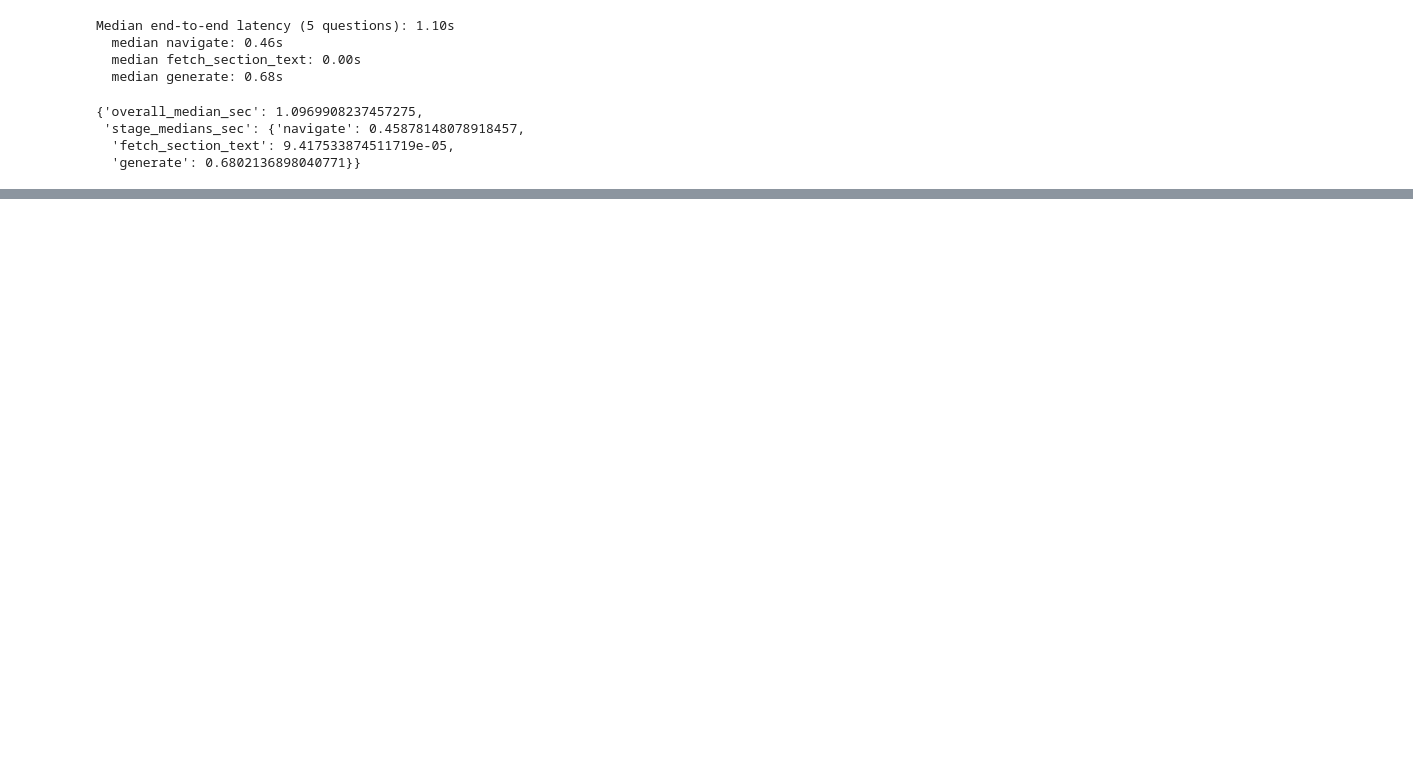
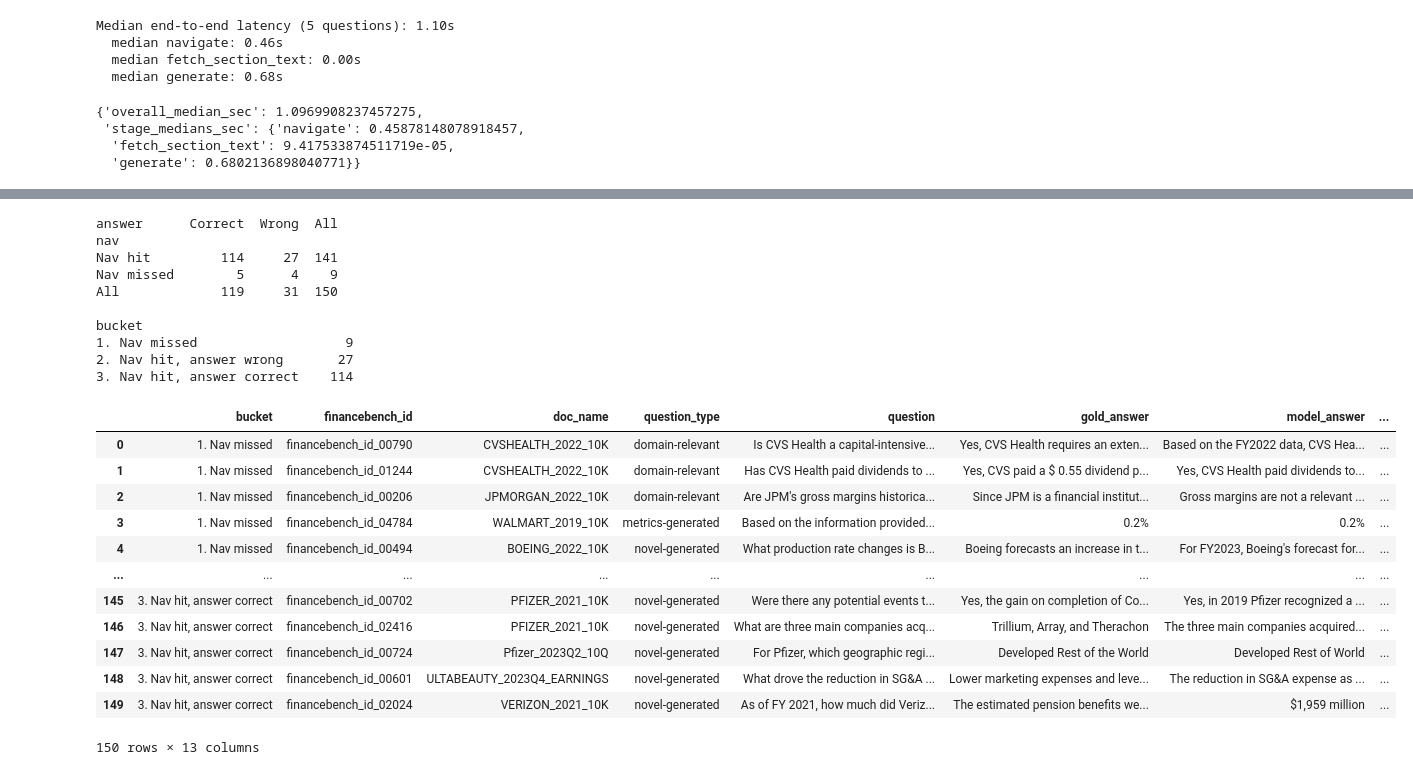
Before and after one commit to shaliqsv/financebench-rag-thesis, a Jupyter notebook: pipelines/vectorless_rag/vectorless_rag_pipeline.ipynb, the cells around one changed output, grey strips where cells are left out. Saved outputs shown, nothing was run; the diff lists cells and outputs as text; code cells hidden in the pictures; blank space fills up the shorter version.

```diff
--- a/pipelines/vectorless_rag/vectorless_rag_pipeline.ipynb
+++ b/pipelines/vectorless_rag/vectorless_rag_pipeline.ipynb
@@ -1217,0 +2204,61 @@ Tokens/cost by stage (14026 logged calls):
+# %%
+# Per-question breakdown: navigation hit/miss vs answer correct/wrong, with the
+# question type and both scorer verdicts (deterministic for metric questions, LLM judge).
+# Show full text in every cell and don't collapse rows (pandas cuts at 50 chars / 60 rows by default)
+pd.set_option("display.max_colwidth", None)
+pd.set_option("display.max_rows", None)
+
+nav = score_navigation(_load_jsonl(EXPANDED_NAVIGATION_PATH))[["financebench_id", "hit"]]
+scores = pd.DataFrame(_load_jsonl(SCORING_PATH))
+
+full = scores.merge(nav, on="financebench_id", how="left")
+full["nav"] = full["hit"].map({True: "Nav hit", False: "Nav missed"})
+full["answer"] = full["label"].map(lambda l: "Correct" if l == "Correct" else "Wrong")   # Incorrect + Failure to Answer
+
+def bucket(r):
+    if r.nav == "Nav missed":
+        return "1. Nav missed"
+    return "2. Nav hit, answer wrong" if r.answer == "Wrong" else "3. Nav hit, answer correct"
+full["bucket"] = full.apply(bucket, axis=1)
+
+# Judge column is empty when deterministic already said Correct (judge skipped)
+full["judge_label"] = full["judge_label"].fillna("not run")
+
+# Summary counts
+print(pd.crosstab(full["nav"], full["answer"], margins=True))
+print()
+print(full["bucket"].value_counts().sort_index().to_string())
+
+# All 150 questions, problem groups first
+cols = ["bucket", "financebench_id", "doc_name",
+        "question_type",            # metrics-generated / domain-relevant / novel-generated
+        "question", "gold_answer", "model_answer",
+        "deterministic_label",      # Correct/Incorrect/Inconclusive for metric questions, NA otherwise
+        "deterministic_gold_value", "deterministic_matched_value",
+        "judge_label", "judge_reasoning",
+        "label"]                    # final verdict
+full.sort_values(["bucket", "question_type", "doc_name"])[cols].reset_index(drop=True)
+# %% [output]
+answer      Correct  Wrong  All
+nav
+Nav hit         114     27  141
+Nav missed        5      4    9
+All             119     31  150
+
+bucket
+1. Nav missed                   9
+2. Nav hit, answer wrong       27
+3. Nav hit, answer correct    114
+|  | bucket | financebench_id | doc_name | question_type | question | gold_answer | model_answer | ... |
+| 0 | 1. Nav missed | financebench_id_00790 | CVSHEALTH_2022_10K | domain-relevant | Is CVS Health a capital-intensive... | Yes, CVS Health requires an exten... | Based on the FY2022 data, CVS Hea... | ... |
+| 1 | 1. Nav missed | financebench_id_01244 | CVSHEALTH_2022_10K | domain-relevant | Has CVS Health paid dividends to ... | Yes, CVS paid a $ 0.55 dividend p... | Yes, CVS Health paid dividends to... | ... |
+| 2 | 1. Nav missed | financebench_id_00206 | JPMORGAN_2022_10K | domain-relevant | Are JPM's gross margins historica... | Since JPM is a financial institut... | Gross margins are not a relevant ... | ... |
+| 3 | 1. Nav missed | financebench_id_04784 | WALMART_2019_10K | metrics-generated | Based on the information provided... | 0.2% | 0.2% | ... |
+| 4 | 1. Nav missed | financebench_id_00494 | BOEING_2022_10K | novel-generated | What production rate changes is B... | Boeing forecasts an increase in t... | For FY2023, Boeing's forecast for... | ... |
+| ... | ... | ... | ... | ... | ... | ... | ... | ... |
+| 145 | 3. Nav hit, answer correct | financebench_id_00702 | PFIZER_2021_10K | novel-generated | Were there any potential events t... | Yes, the gain on completion of Co... | Yes, in 2019 Pfizer recognized a ... | ... |
+| 146 | 3. Nav hit, answer correct | financebench_id_02416 | PFIZER_2021_10K | novel-generated | What are three main companies acq... | Trillium, Array, and Therachon | The three main companies acquired... | ... |
+| 147 | 3. Nav hit, answer correct | financebench_id_00724 | Pfizer_2023Q2_10Q | novel-generated | For Pfizer, which geographic regi... | Developed Rest of the World | Developed Rest of World | ... |
+| 148 | 3. Nav hit, answer correct | financebench_id_00601 | ULTABEAUTY_2023Q4_EARNINGS | novel-generated | What drove the reduction in SG&A ... | Lower marketing expenses and leve... | The reduction in SG&A expense as ... | ... |
+| 149 | 3. Nav hit, answer correct | financebench_id_02024 | VERIZON_2021_10K | novel-generated | As of FY 2021, how much did Veriz... | The estimated pension benefits we... | $1,959 million | ... |
+150 rows × 13 columns
```
Also changed, not shown: parts of 56 cells of this notebook, 6 other files.
